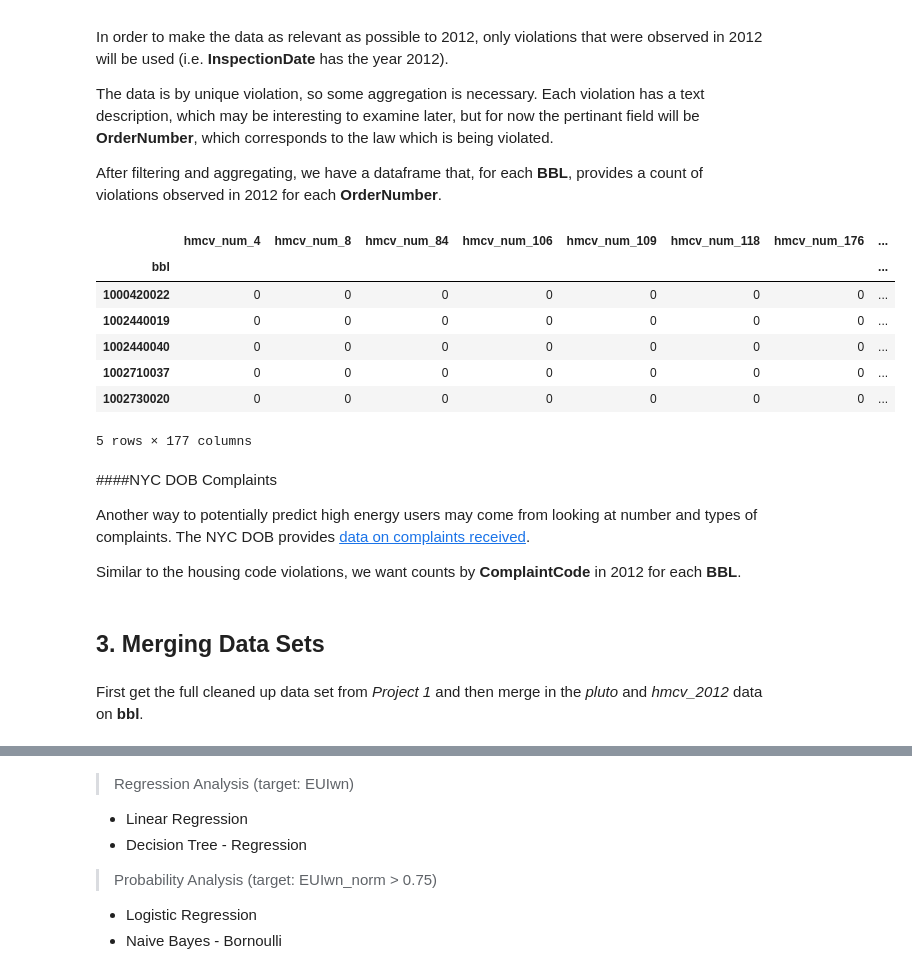
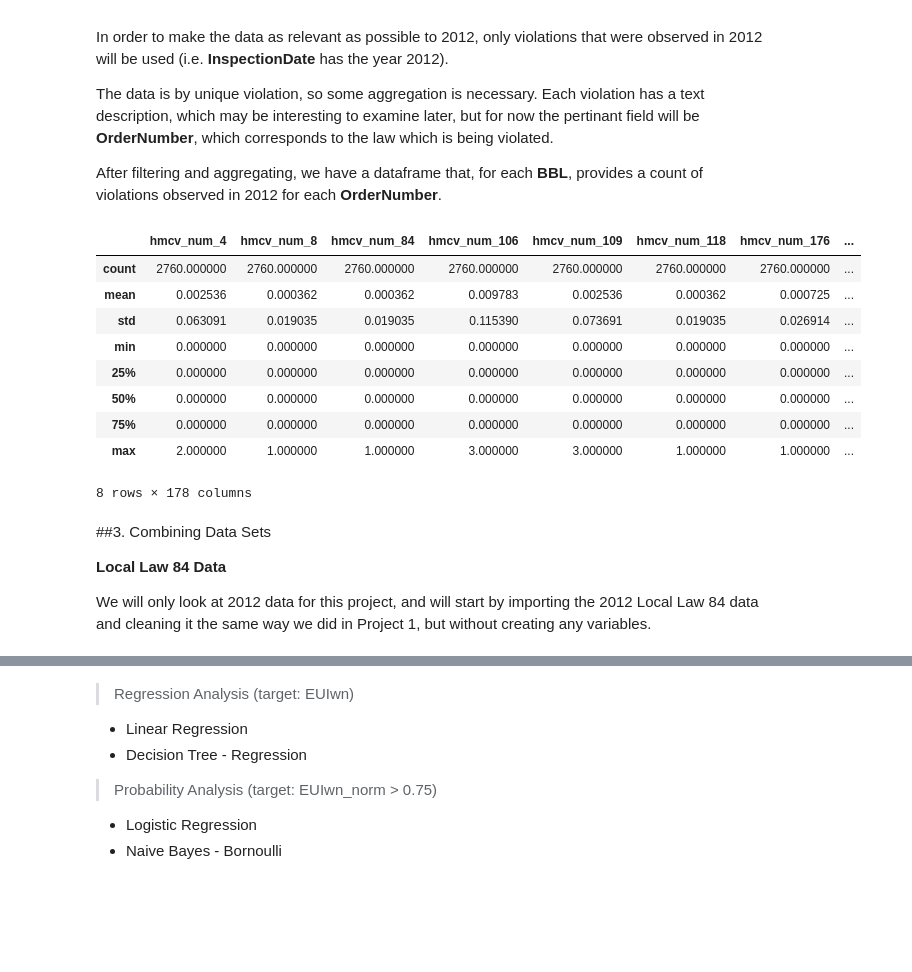
Before and after one commit to theolove/ga_project1_tlove, a Jupyter notebook: projects/Project 2/Project_2_tlove.ipynb, the cells around one changed output, grey strips where cells are left out. Saved outputs shown, nothing was run; the diff lists cells and outputs as text; code cells hidden in the pictures; blank space fills up the shorter version.

Commit message:
Project 2 Data Filled

```diff
--- a/projects/Project 2/Project_2_tlove.ipynb
+++ b/projects/Project 2/Project_2_tlove.ipynb
@@ -133,36 +124,33 @@ After filtering and aggregating, we have a dataframe that, for each **BBL**, pro
 # %%
 # import the data and create a bbl field
 hmcv = pd.read_csv(data_folder + "/housing_maint_violations/Housing_Maintenance_Code_Violations.csv", low_memory=False)
 hmcv['bbl'] = hmcv.BoroID.map(str) + \
               hmcv.Block.apply(lambda x: str(x).zfill(5)) + \
               hmcv.Lot.apply(lambda x: str(x).zfill(4))
 hmcv.bbl = hmcv.bbl.map(int)
 
 # convert the InspectionDate to a datetime field and extract a new column for year
 hmcv.InspectionDate = pd.to_datetime(hmcv.InspectionDate)
 hmcv['InspectionYear'] = hmcv.InspectionDate.apply(lambda x: x.year)
 
-# get the count of each OrderNum by BBL in 2012
+# get the count of each OrderNum by BBL in 2012 and make a sum of violations feature
 hmcv_2012 = pd.pivot_table(hmcv[hmcv.InspectionYear == 2012][['bbl','OrderNumber']],
                            values=['OrderNumber'],
                            index=['bbl'],
                            columns=['OrderNumber'],
                            aggfunc=len,
                            fill_value=0)
 hmcv_2012.columns = 'hmcv_num_' + hmcv_2012.columns.map(str)
-hmcv_2012.head()
+hmcv_2012['violations'] = hmcv_2012.sum(axis=1)
+hmcv_2012.describe()
 # %% [output]
 |  | hmcv_num_4 | hmcv_num_8 | hmcv_num_84 | hmcv_num_106 | hmcv_num_109 | hmcv_num_118 | hmcv_num_176 | ... |
-| bbl |  |  |  |  |  |  |  | ... |
-| 1000420022 | 0 | 0 | 0 | 0 | 0 | 0 | 0 | ... |
-| 1002440019 | 0 | 0 | 0 | 0 | 0 | 0 | 0 | ... |
-| 1002440040 | 0 | 0 | 0 | 0 | 0 | 0 | 0 | ... |
-| 1002710037 | 0 | 0 | 0 | 0 | 0 | 0 | 0 | ... |
-| 1002730020 | 0 | 0 | 0 | 0 | 0 | 0 | 0 | ... |
+| count | 2760.000000 | 2760.000000 | 2760.000000 | 2760.000000 | 2760.000000 | 2760.000000 | 2760.000000 | ... |
+| mean | 0.002536 | 0.000362 | 0.000362 | 0.009783 | 0.002536 | 0.000362 | 0.000725 | ... |
+| std | 0.063091 | 0.019035 | 0.019035 | 0.115390 | 0.073691 | 0.019035 | 0.026914 | ... |
+| min | 0.000000 | 0.000000 | 0.000000 | 0.000000 | 0.000000 | 0.000000 | 0.000000 | ... |
+| 25% | 0.000000 | 0.000000 | 0.000000 | 0.000000 | 0.000000 | 0.000000 | 0.000000 | ... |
+| 50% | 0.000000 | 0.000000 | 0.000000 | 0.000000 | 0.000000 | 0.000000 | 0.000000 | ... |
+| 75% | 0.000000 | 0.000000 | 0.000000 | 0.000000 | 0.000000 | 0.000000 | 0.000000 | ... |
+| max | 2.000000 | 1.000000 | 1.000000 | 3.000000 | 3.000000 | 1.000000 | 1.000000 | ... |
-5 rows × 177 columns
+8 rows × 178 columns
-# %% [markdown]
-####NYC DOB Complaints
-
-Another way to potentially predict high energy users may come from looking at number and types of complaints. The NYC DOB provides [data on complaints received](https://data.cityofnewyork.us/Housing-Development/DOB-Complaints-Received/eabe-havv).
-
-Similar to the housing code violations, we want counts by **ComplaintCode** in 2012 for each **BBL**.
@@ -171,4 +157,6 @@ dobc = pd.read_csv(data_folder + '/dob_complaints/DOB_Complaints_Received.csv',
-# %% [markdown]
-## 3. Merging Data Sets
-# %% [markdown]
-First get the full cleaned up data set from *Project 1* and then merge in the *pluto* and *hmcv_2012* data on **bbl**.
+# %% [markdown]
+##3. Combining Data Sets
+
+**Local Law 84 Data**
+
+We will only look at 2012 data for this project, and will start by importing the 2012 Local Law 84 data and cleaning it the same way we did in Project 1, but without creating any variables.
```
Also changed, not shown: parts of 45 cells of this notebook, 6 other files.
